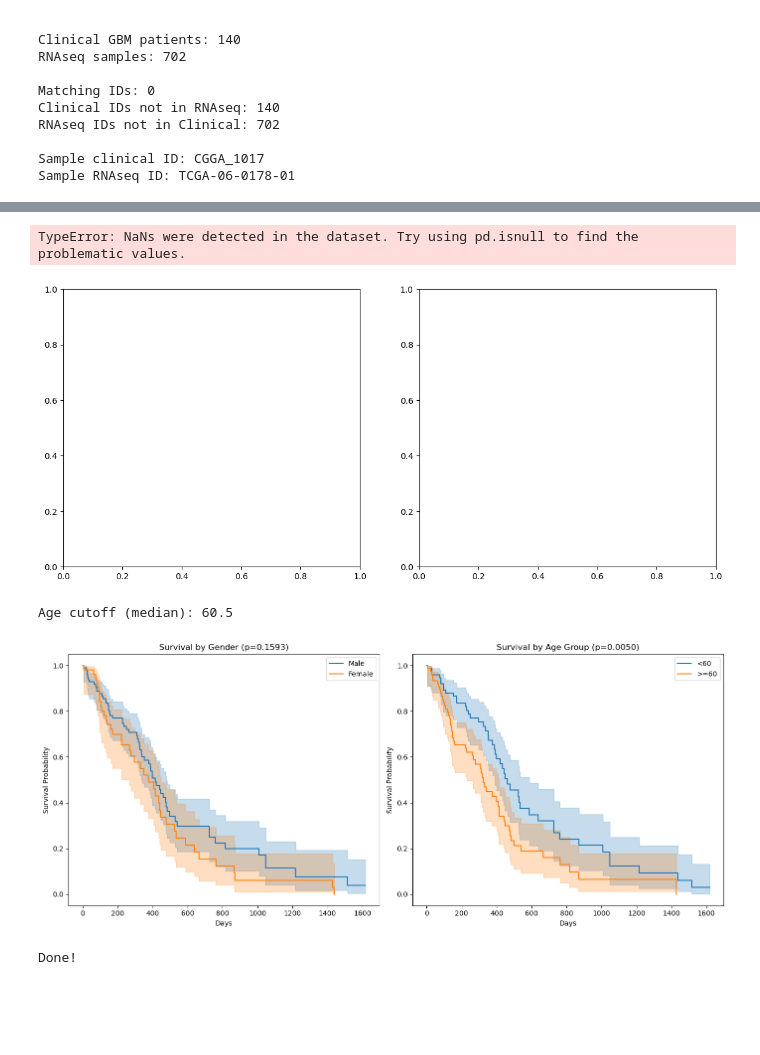
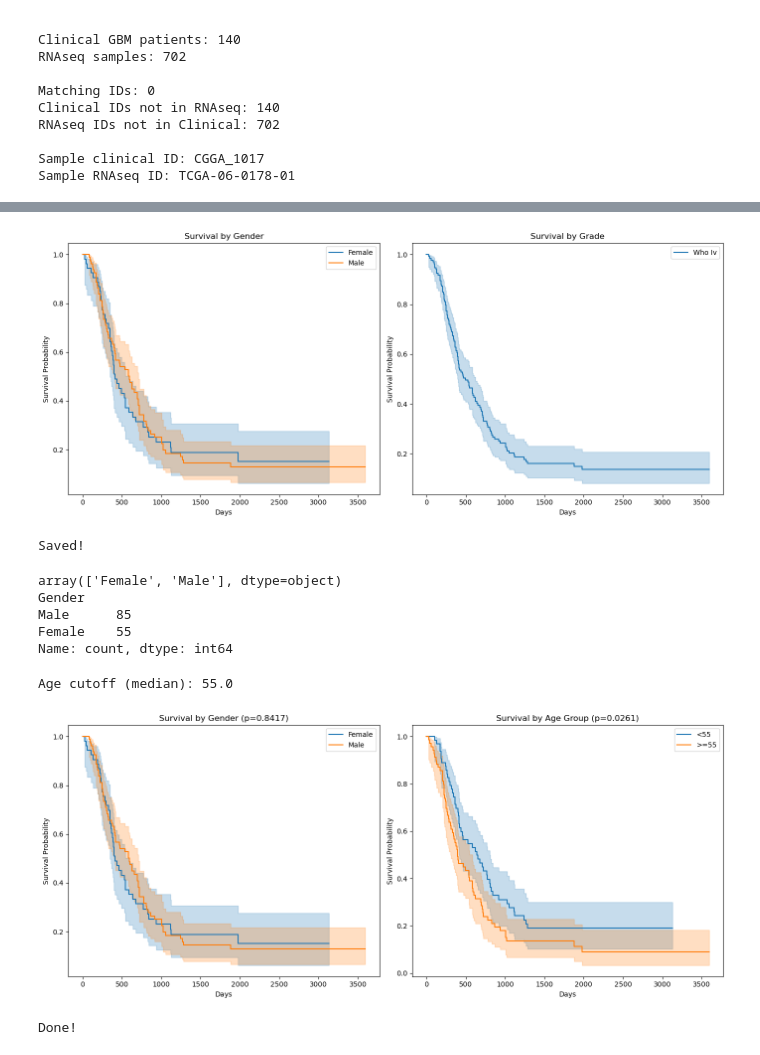
Before and after one commit to KYWILS21/effect_of_TMZ_on_MGMT, a Jupyter notebook: CGGA_clinical_OS_EDA.ipynb, the cells around one changed output, grey strips where cells are left out. Saved outputs shown, nothing was run; the diff lists cells and outputs as text; code cells hidden in the pictures; blank space fills up the shorter version.

Commit message:
CGGA final

```diff
--- a/CGGA_clinical_OS_EDA.ipynb
+++ b/CGGA_clinical_OS_EDA.ipynb
@@ -134,18 +149,22 @@ Sample RNAseq ID: TCGA-06-0178-01
 import pandas as pd
 import matplotlib.pyplot as plt
 from lifelines import KaplanMeierFitter
-from lifelines.statistics import logrank_test
 
 combined = pd.read_csv("CGGA_data/combined_clinical_RNAseq.csv")
+
+# ← Add these two lines to fix hidden whitespace/casing issues
+combined["Gender"] = combined["Gender"].str.strip().str.title()
+combined["Grade"] = combined["Grade"].str.strip().str.title()
 
 fig, axes = plt.subplots(1, 2, figsize=(14, 6))
 
 # --- Plot 1: Gender ---
 ax1 = axes[0]
 for gender in combined["Gender"].dropna().unique():
-    mask = combined["Gender"] == gender
+    mask = (combined["Gender"] == gender)
+    subset = combined.loc[mask, ["OS", "Censor"]].dropna()
     kmf = KaplanMeierFitter()
-    kmf.fit(combined.loc[mask, "OS"], combined.loc[mask, "Censor"], label=gender)
+    kmf.fit(subset["OS"], subset["Censor"], label=gender)
     kmf.plot_survival_function(ax=ax1)
 
 ax1.set_title("Survival by Gender")
@@ -155,9 +174,10 @@ ax1.set_ylabel("Survival Probability")
 # --- Plot 2: Grade ---
 ax2 = axes[1]
 for grade in sorted(combined["Grade"].dropna().unique()):
-    mask = combined["Grade"] == grade
+    mask = (combined["Grade"] == grade)
+    subset = combined.loc[mask, ["OS", "Censor"]].dropna()
     kmf = KaplanMeierFitter()
-    kmf.fit(combined.loc[mask, "OS"], combined.loc[mask, "Censor"], label=grade)
+    kmf.fit(subset["OS"], subset["Censor"], label=grade)
     kmf.plot_survival_function(ax=ax2)
 
 ax2.set_title("Survival by Grade")
@@ -169,8 +189,23 @@ plt.savefig("CGGA_data/survival_curves.png", dpi=150)
 plt.show()
 print("Saved!")
 # %% [output]
+[figure, new version]
-TypeError: NaNs were detected in the dataset. Try using pd.isnull to find the problematic values.
+Saved!
-[figure, old version]
+# %%
+print(repr(combined["Gender"].unique()))  # repr() reveals hidden spaces/characters
+print(combined["Gender"].value_counts(dropna=False))
+combined["Gender"] = combined["Gender"].str.strip().str.title()  # removes whitespace, normalizes case
+combined = pd.read_csv("CGGA_data/combined_clinical_RNAseq.csv")
+
+# Normalize string columns to fix hidden whitespace/casing issues
+combined["Gender"] = combined["Gender"].str.strip().str.title()
+combined["Grade"] = combined["Grade"].str.strip().str.title()
+# %% [output]
+array(['Female', 'Male'], dtype=object)
+Gender
+Male      85
+Female    55
+Name: count, dtype: int64
 # %%
 import pandas as pd
 import matplotlib.pyplot as plt
@@ -179,57 +214,69 @@ from lifelines.statistics import logrank_test
 
 combined = pd.read_csv("CGGA_data/combined_clinical_RNAseq.csv")
 
+# ← Normalize string columns
+combined["Gender"] = combined["Gender"].str.strip().str.title()
+
+# ← Drop rows missing OS or Censor upfront so everything stays consistent
+combined = combined.dropna(subset=["OS", "Censor"])
+
 # Split age at median
 age_cutoff = combined["Age"].median()
-combined["Age_Group"] = combined["Age"].apply(lambda x: f"<{int(age_cutoff)}" if x < age_cutoff else f">={int(age_cutoff)}")
+combined["Age_Group"] = combined["Age"].apply(
+    lambda x: f"<{int(age_cutoff)}" if x < age_cutoff else f">={int(age_cutoff)}"
+)
 print(f"Age cutoff (median): {age_cutoff}")
 
 fig, axes = plt.subplots(1, 2, figsize=(14, 6))
 
 # --- Plot 1: Gender ---
 ax1 = axes[0]
-groups = {}
 for gender in combined["Gender"].dropna().unique():
     mask = combined["Gender"] == gender
+    subset = combined.loc[mask, ["OS", "Censor"]]
     kmf = KaplanMeierFitter()
-    kmf.fit(combined.loc[mask, "OS"], combined.loc[mask, "Censor"], label=gender)
+    kmf.fit(subset["OS"], subset["Censor"], label=gender)
     kmf.plot_survival_function(ax=ax1)
-    groups[gender] = mask
 
 # Log-rank p-value for gender
 males = combined["Gender"] == "Male"
 females = combined["Gender"] == "Female"
 p_gender = logrank_test(
     combined.loc[males, "OS"], combined.loc[females, "OS"],
     combined.loc[males, "Censor"], combined.loc[females, "Censor"]
 ).p_value
+
 ax1.set_title(f"Survival by Gender (p={p_gender:.4f})")
 ax1.set_xlabel("Days")
 ax1.set_ylabel("Survival Probability")
 
 # --- Plot 2: Age Group ---
 ax2 = axes[1]
-for group in sorted(combined["Age_Group"].dropna().unique()):
+age_groups = sorted(combined["Age_Group"].dropna().unique())
+for group in age_groups:
     mask = combined["Age_Group"] == group
+    subset = combined.loc[mask, ["OS", "Censor"]]
     kmf = KaplanMeierFitter()
-    kmf.fit(combined.loc[mask, "OS"], combined.loc[mask, "Censor"], label=group)
+    kmf.fit(subset["OS"], subset["Censor"], label=group)
     kmf.plot_survival_function(ax=ax2)
 
-young = combined["Age_Group"] == combined["Age_Group"].unique()[0]
-old = ~young
+# Log-rank p-value for age — use the sorted groups for clarity
+young = combined["Age_Group"] == age_groups[0]
+old = combined["Age_Group"] == age_groups[1]
 p_age = logrank_test(
     combined.loc[young, "OS"], combined.loc[old, "OS"],
     combined.loc[young, "Censor"], combined.loc[old, "Censor"]
 ).p_value
+
 ax2.set_title(f"Survival by Age Group (p={p_age:.4f})")
 ax2.set_xlabel("Days")
 ax2.set_ylabel("Survival Probability")
 
 plt.tight_layout()
 plt.savefig("CGGA_data/survival_curves_v2.png", dpi=150)
 plt.show()
 print("Done!")
 # %% [output]
-Age cutoff (median): 60.5
+Age cutoff (median): 55.0
-[figure, old version]
+[figure, new version]
 Done!
```
Also changed, not shown: parts of 8 cells of this notebook, 8 other files.
